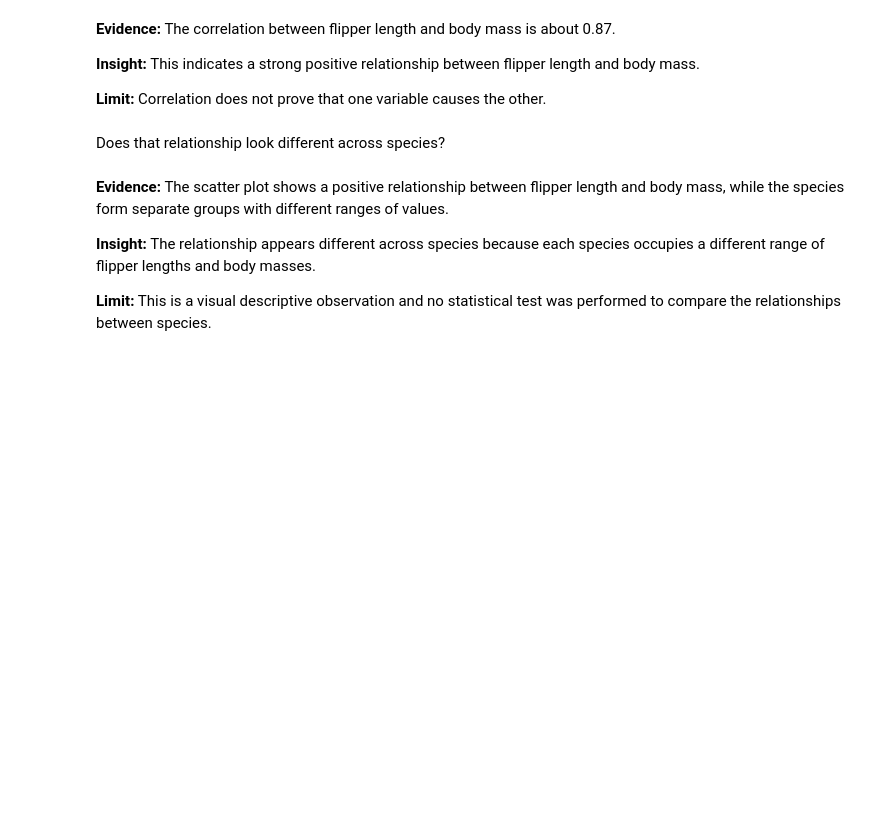
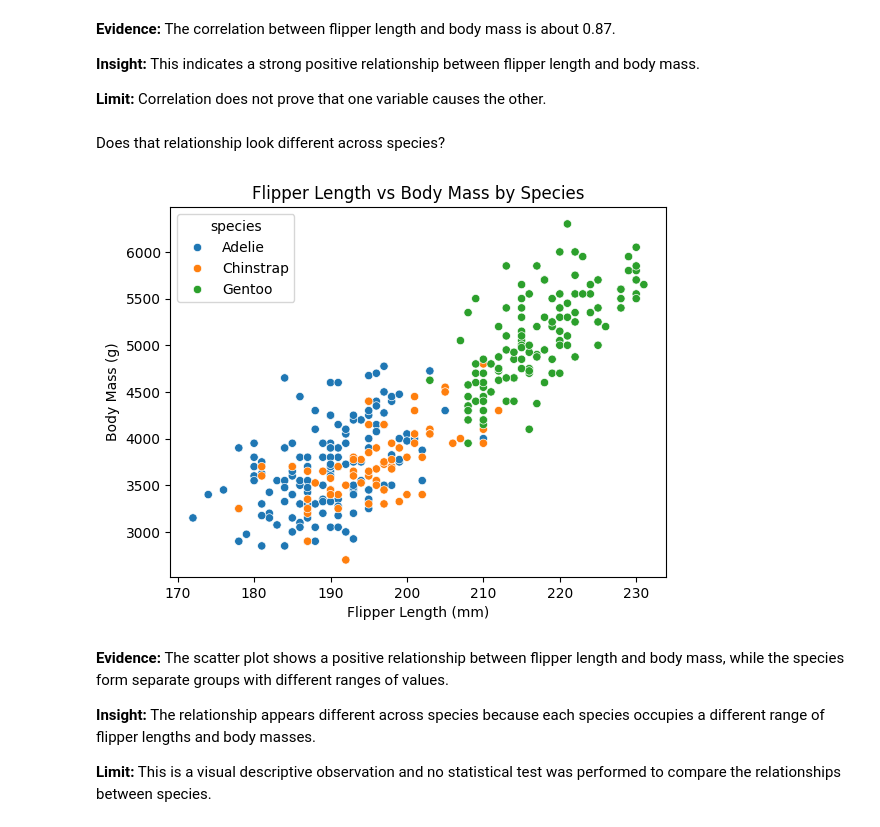
Before and after one commit to yasmin-123ash/session-02-data-workflow, a Jupyter notebook: notebooks/penguins_data_analysis.ipynb, the cells around one changed output. Drawn from its saved outputs; the diff is of its cells as text; code cells hidden in the pictures; blank space fills up the shorter version.

```diff
--- a/notebooks/penguins_data_analysis.ipynb
+++ b/notebooks/penguins_data_analysis.ipynb
@@ -266,6 +266,20 @@ df[["flipper_length_mm", "body_mass_g"]].corr()
 **Limit:** Correlation does not prove that one variable causes the other.
 # %% [markdown]
 Does that relationship look different across species?
+# %%
+sns.scatterplot(
+    data=df,
+    x="flipper_length_mm",
+    y="body_mass_g",
+    hue="species"
+)
+
+plt.title("Flipper Length vs Body Mass by Species")
+plt.xlabel("Flipper Length (mm)")
+plt.ylabel("Body Mass (g)")
+plt.show()
+# %% [output]
+[figure, added]
 # %% [markdown]
 **Evidence:** The scatter plot shows a positive relationship between flipper length and body mass, while the species form separate groups with different ranges of values.
 
```
Also changed, not shown: parts of 4 cells of this notebook.
